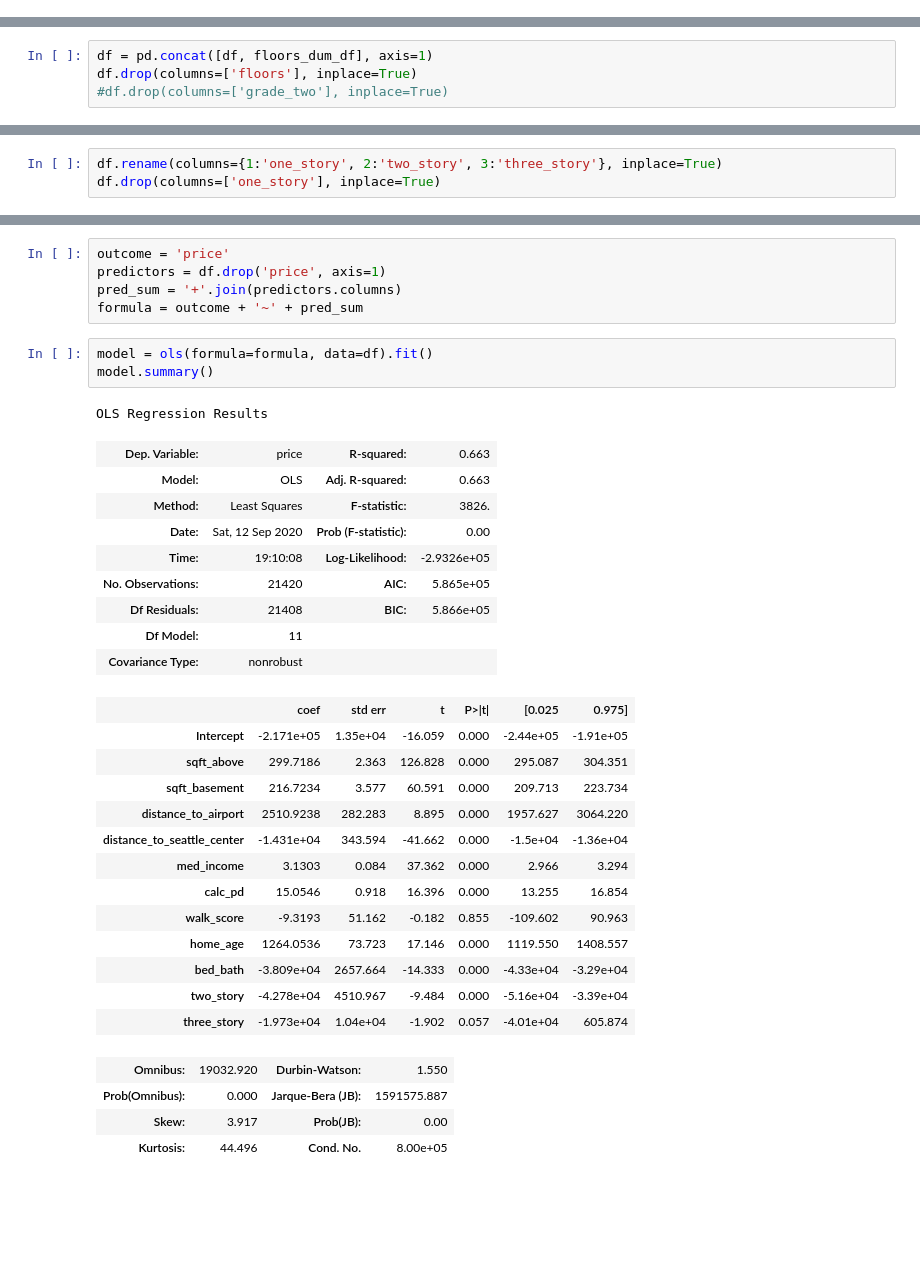
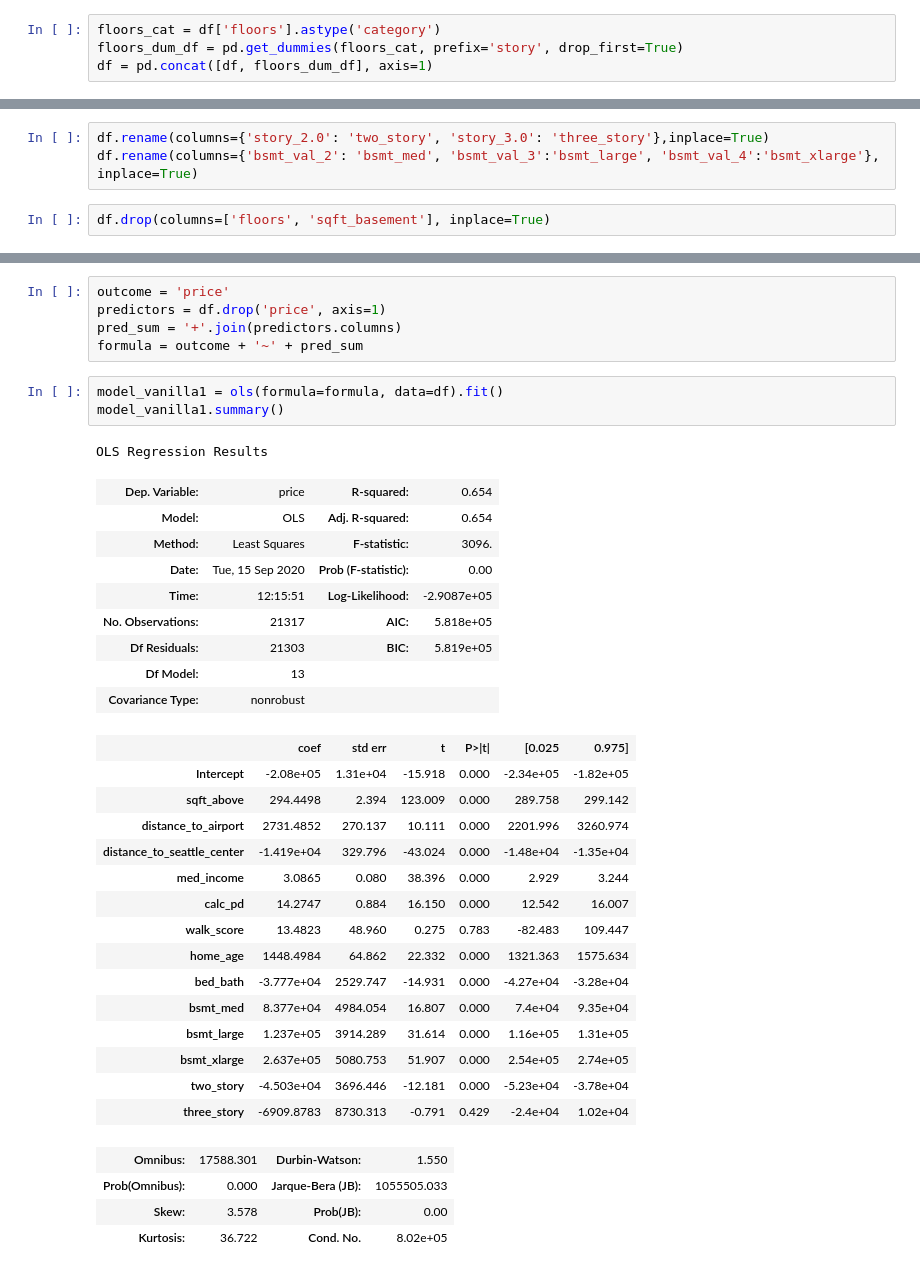
Before and after one commit to naik-sachin/Project_Housing_prediction, a Jupyter notebook: EDA_and_model_building.ipynb, the cells around one changed output, grey strips where cells are left out. Cells and saved outputs as stored; diff of their text form; blank space fills up the shorter version.

Commit message:
revisions to EDA and refined model

```diff
--- a/EDA_and_model_building.ipynb
+++ b/EDA_and_model_building.ipynb
@@ -252,0 +254,4 @@ floors_dum_df
+# %%
+floors_cat = df['floors'].astype('category')
+floors_dum_df = pd.get_dummies(floors_cat, prefix='story', drop_first=True)
+df = pd.concat([df, floors_dum_df], axis=1)
@@ -253,5 +266,6 @@ floors_dum_df
+# %%
+df.rename(columns={'story_2.0': 'two_story', 'story_3.0': 'three_story'},inplace=True)
+df.rename(columns={'bsmt_val_2': 'bsmt_med', 'bsmt_val_3':'bsmt_large', 'bsmt_val_4':'bsmt_xlarge'}, inplace=True)
 # %%
-df = pd.concat([df, floors_dum_df], axis=1)
-df.drop(columns=['floors'], inplace=True)
-#df.drop(columns=['grade_two'], inplace=True)
+df.drop(columns=['floors', 'sqft_basement'], inplace=True)
 # %%
@@ -262,6 +274,3 @@ sns.heatmap(df.corr(), annot=True);
-# %%
-df.rename(columns={1:'one_story', 2:'two_story', 3:'three_story'}, inplace=True)
-df.drop(columns=['one_story'], inplace=True)
 # %%
 X = df.drop(columns=['price'])
 vif = [variance_inflation_factor(X.values, i) for i in range(X.shape[1])]
@@ -284,35 +295,37 @@ predictors = df.drop('price', axis=1)
 pred_sum = '+'.join(predictors.columns)
 formula = outcome + '~' + pred_sum
 # %%
-model = ols(formula=formula, data=df).fit()
-model.summary()
+model_vanilla1 = ols(formula=formula, data=df).fit()
+model_vanilla1.summary()
 # %% [output]
 OLS Regression Results
-| Dep. Variable: | price | R-squared: | 0.663 |
-| Model: | OLS | Adj. R-squared: | 0.663 |
-| Method: | Least Squares | F-statistic: | 3826. |
-| Date: | Sat, 12 Sep 2020 | Prob (F-statistic): | 0.00 |
-| Time: | 19:10:08 | Log-Likelihood: | -2.9326e+05 |
-| No. Observations: | 21420 | AIC: | 5.865e+05 |
-| Df Residuals: | 21408 | BIC: | 5.866e+05 |
-| Df Model: | 11 |  |  |
+| Dep. Variable: | price | R-squared: | 0.654 |
+| Model: | OLS | Adj. R-squared: | 0.654 |
+| Method: | Least Squares | F-statistic: | 3096. |
+| Date: | Tue, 15 Sep 2020 | Prob (F-statistic): | 0.00 |
+| Time: | 12:15:51 | Log-Likelihood: | -2.9087e+05 |
+| No. Observations: | 21317 | AIC: | 5.818e+05 |
+| Df Residuals: | 21303 | BIC: | 5.819e+05 |
+| Df Model: | 13 |  |  |
 | Covariance Type: | nonrobust |  |  |
 |  | coef | std err | t | P>|t| | [0.025 | 0.975] |
-| Intercept | -2.171e+05 | 1.35e+04 | -16.059 | 0.000 | -2.44e+05 | -1.91e+05 |
-| sqft_above | 299.7186 | 2.363 | 126.828 | 0.000 | 295.087 | 304.351 |
-| sqft_basement | 216.7234 | 3.577 | 60.591 | 0.000 | 209.713 | 223.734 |
-| distance_to_airport | 2510.9238 | 282.283 | 8.895 | 0.000 | 1957.627 | 3064.220 |
-| distance_to_seattle_center | -1.431e+04 | 343.594 | -41.662 | 0.000 | -1.5e+04 | -1.36e+04 |
-| med_income | 3.1303 | 0.084 | 37.362 | 0.000 | 2.966 | 3.294 |
-| calc_pd | 15.0546 | 0.918 | 16.396 | 0.000 | 13.255 | 16.854 |
-| walk_score | -9.3193 | 51.162 | -0.182 | 0.855 | -109.602 | 90.963 |
-| home_age | 1264.0536 | 73.723 | 17.146 | 0.000 | 1119.550 | 1408.557 |
-| bed_bath | -3.809e+04 | 2657.664 | -14.333 | 0.000 | -4.33e+04 | -3.29e+04 |
-| two_story | -4.278e+04 | 4510.967 | -9.484 | 0.000 | -5.16e+04 | -3.39e+04 |
-| three_story | -1.973e+04 | 1.04e+04 | -1.902 | 0.057 | -4.01e+04 | 605.874 |
+| Intercept | -2.08e+05 | 1.31e+04 | -15.918 | 0.000 | -2.34e+05 | -1.82e+05 |
+| sqft_above | 294.4498 | 2.394 | 123.009 | 0.000 | 289.758 | 299.142 |
+| distance_to_airport | 2731.4852 | 270.137 | 10.111 | 0.000 | 2201.996 | 3260.974 |
+| distance_to_seattle_center | -1.419e+04 | 329.796 | -43.024 | 0.000 | -1.48e+04 | -1.35e+04 |
+| med_income | 3.0865 | 0.080 | 38.396 | 0.000 | 2.929 | 3.244 |
+| calc_pd | 14.2747 | 0.884 | 16.150 | 0.000 | 12.542 | 16.007 |
+| walk_score | 13.4823 | 48.960 | 0.275 | 0.783 | -82.483 | 109.447 |
+| home_age | 1448.4984 | 64.862 | 22.332 | 0.000 | 1321.363 | 1575.634 |
+| bed_bath | -3.777e+04 | 2529.747 | -14.931 | 0.000 | -4.27e+04 | -3.28e+04 |
+| bsmt_med | 8.377e+04 | 4984.054 | 16.807 | 0.000 | 7.4e+04 | 9.35e+04 |
+| bsmt_large | 1.237e+05 | 3914.289 | 31.614 | 0.000 | 1.16e+05 | 1.31e+05 |
+| bsmt_xlarge | 2.637e+05 | 5080.753 | 51.907 | 0.000 | 2.54e+05 | 2.74e+05 |
+| two_story | -4.503e+04 | 3696.446 | -12.181 | 0.000 | -5.23e+04 | -3.78e+04 |
+| three_story | -6909.8783 | 8730.313 | -0.791 | 0.429 | -2.4e+04 | 1.02e+04 |
-| Omnibus: | 19032.920 | Durbin-Watson: | 1.550 |
-| Prob(Omnibus): | 0.000 | Jarque-Bera (JB): | 1591575.887 |
-| Skew: | 3.917 | Prob(JB): | 0.00 |
-| Kurtosis: | 44.496 | Cond. No. | 8.00e+05 |
+| Omnibus: | 17588.301 | Durbin-Watson: | 1.550 |
+| Prob(Omnibus): | 0.000 | Jarque-Bera (JB): | 1055505.033 |
+| Skew: | 3.578 | Prob(JB): | 0.00 |
+| Kurtosis: | 36.722 | Cond. No. | 8.02e+05 |
 Warnings:
 [1] Standard Errors assume that the covariance matrix of the errors is correctly specified.
```
Also changed, not shown: parts of 102 cells of this notebook.
